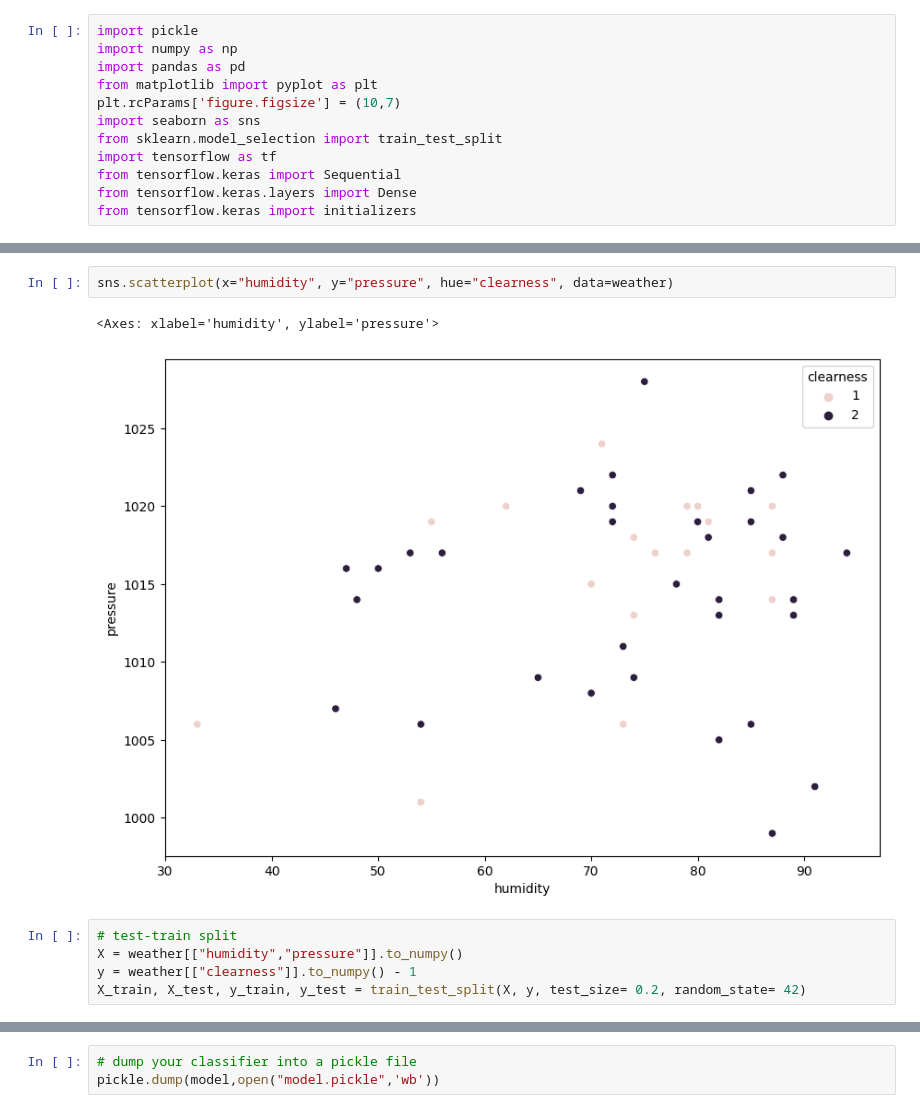
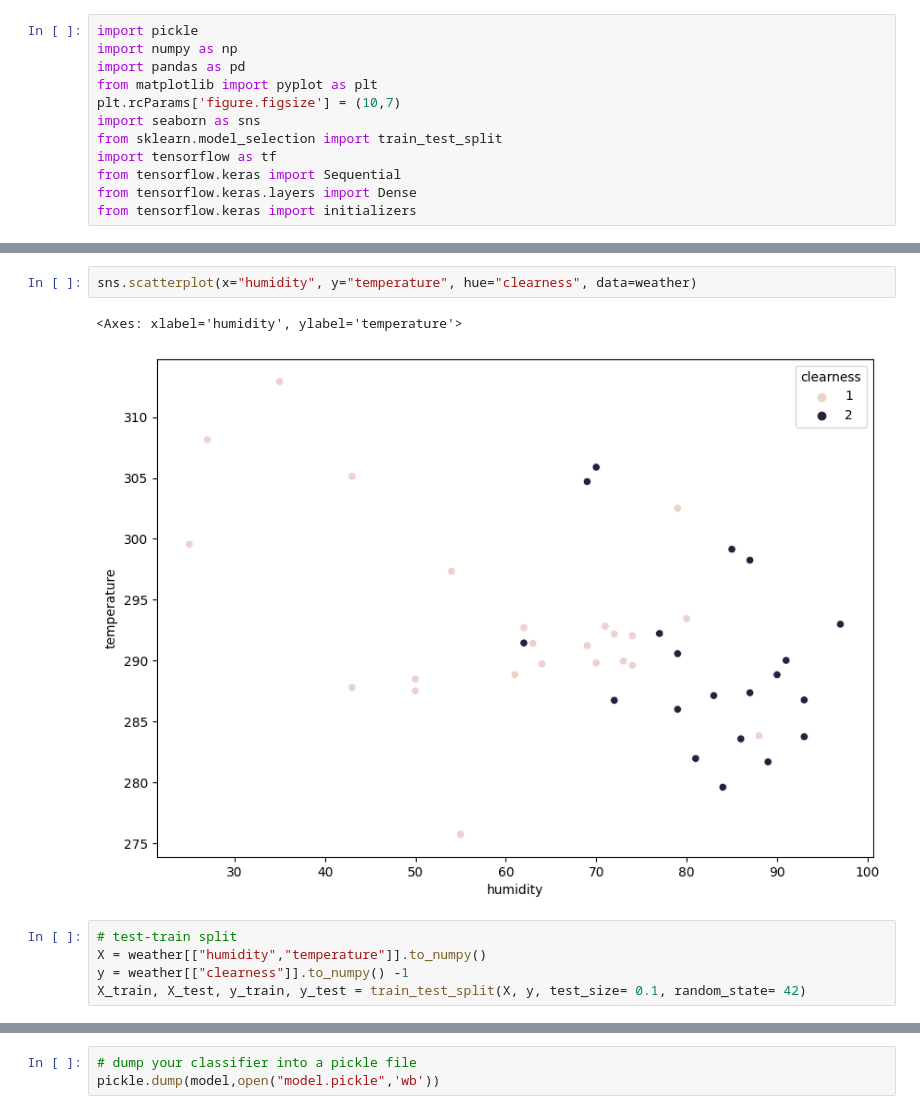
Before and after one commit to ohrjh10/Richard_Oh_Ellen_Ko_EE_250_Final_Project, a Jupyter notebook: train.ipynb, the cells around one changed output, grey strips where cells are left out. Saved outputs shown, nothing was run; the diff lists cells and outputs as text.

```diff
--- a/train.ipynb
+++ b/train.ipynb
@@ -28,13 +28,13 @@ weather.tail(10)
 # %%
-sns.scatterplot(x="humidity", y="pressure", hue="clearness", data=weather)
+sns.scatterplot(x="humidity", y="temperature", hue="clearness", data=weather)
 # %% [output]
-<Axes: xlabel='humidity', ylabel='pressure'>
+<Axes: xlabel='humidity', ylabel='temperature'>
-[figure, old version]
+[figure, new version]
 # %%
 # test-train split
-X = weather[["humidity","pressure"]].to_numpy()
-y = weather[["clearness"]].to_numpy() - 1
-X_train, X_test, y_train, y_test = train_test_split(X, y, test_size= 0.2, random_state= 42)
+X = weather[["humidity","temperature"]].to_numpy()
+y = weather[["clearness"]].to_numpy() -1
+X_train, X_test, y_train, y_test = train_test_split(X, y, test_size= 0.1, random_state= 42)
 # %%
 ## Initiate classifier and train it using the X_train data and the y_train labels
 ## make sure you instantiate your classifier and name it model
```
Also changed, not shown: parts of 5 cells of this notebook, 2 other files.
